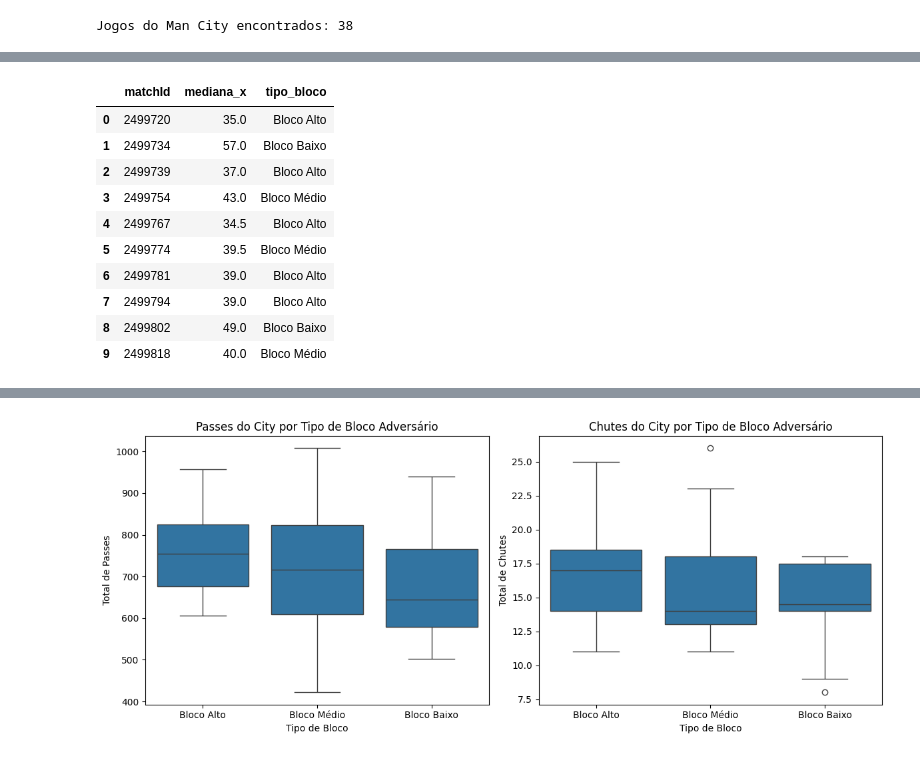
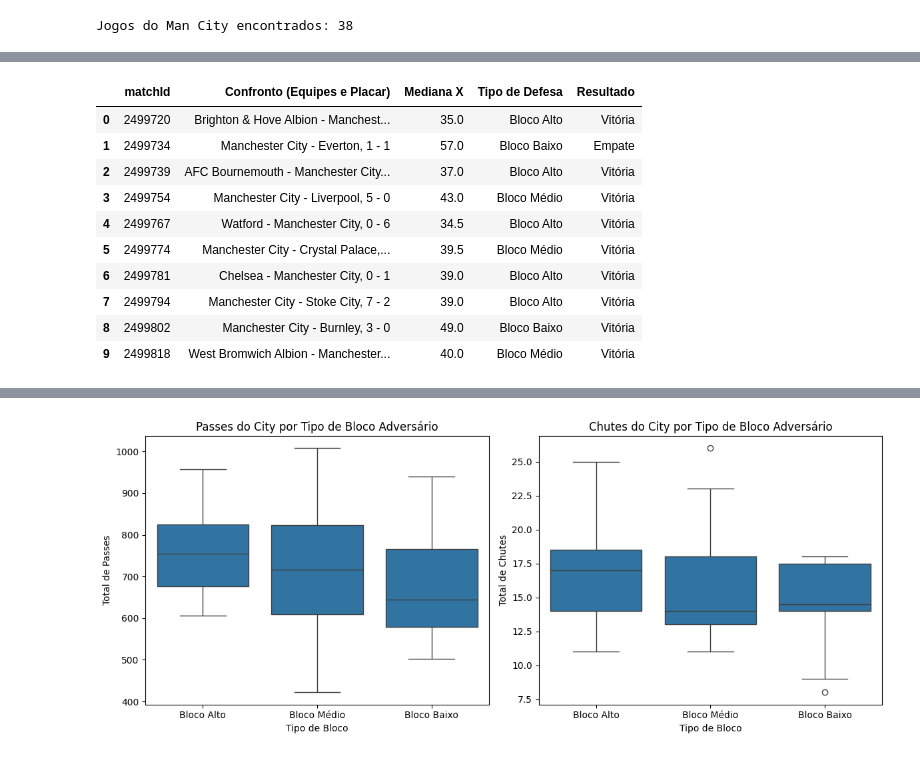
Before and after one commit to GARCl-A/city-analysis, a Jupyter notebook: main.ipynb, the cells around one changed output, grey strips where cells are left out. Saved outputs shown, nothing was run; the diff lists cells and outputs as text; code cells hidden in the pictures.

```diff
--- a/main.ipynb
+++ b/main.ipynb
@@ -49,0 +57,15 @@ Jogos do Man City encontrados: 38
+# %%
+def get_result(team_id, match_id, df_matches):
+    try:
+        teams_data = df_matches[df_matches['wyId'] == match_id].iloc[0]['teamsData']
+        scores = {int(tid): tdata['score'] for tid, tdata in teams_data.items()}
+        city_score = scores[team_id]
+        opp_score = [v for k, v in scores.items() if k != team_id][0]
+        if city_score > opp_score:
+            return 'Vitória'
+        elif city_score == opp_score:
+            return 'Empate'
+        else:
+            return 'Derrota'
+    except:
+        return None
@@ -50,34 +109,37 @@ Jogos do Man City encontrados: 38
 # %%
-# Eventos defensivos nos jogos do City
-eventos_city = df_events[df_events['matchId'].isin(city_match_ids)].copy()
+eventos_adversario, altura_bloco = calcula_altura_bloco(df_events, city_match_ids, CITY_ID)
 
-# Extrair coordenada X de início do evento
-def get_x(positions):
-    try:
-        return positions[0]['x']
-    except:
-        return None
+matches_info = df_matches[df_matches['wyId'].isin(city_match_ids)][['wyId', 'label']].copy()
+altura_bloco = pd.merge(altura_bloco, matches_info, left_on='matchId', right_on='wyId').drop(columns='wyId')
 
-eventos_city['x'] = eventos_city['positions'].apply(get_x)
+altura_bloco = altura_bloco[['matchId', 'label', 'mediana_x', 'tipo_bloco']]
+altura_bloco.columns = ['matchId', 'Confronto (Equipes e Placar)', 'Mediana X', 'Tipo de Defesa']
 
-# Pegar só eventos do ADVERSÁRIO (não do City)
-# e só ações defensivas
-eventos_adversario = eventos_city[
-    (eventos_city['teamId'] != CITY_ID) &
-    (eventos_city['eventName'].isin(['Duel', 'Interruption', 'Free Kick']))
-].copy()
-
-# Calcular mediana do X por jogo
-altura_bloco = eventos_adversario.groupby('matchId')['x'].median().reset_index()
-altura_bloco.columns = ['matchId', 'mediana_x']
-
-# Classificar bloco (X alto = defende perto do City = bloco baixo)
-altura_bloco['tipo_bloco'] = pd.cut(
-    altura_bloco['mediana_x'],
-    bins=[0, 39, 46, 100],
-    labels=['Bloco Alto', 'Bloco Médio', 'Bloco Baixo']
+altura_bloco['Resultado'] = altura_bloco['matchId'].apply(
+    lambda mid: get_result(CITY_ID, mid, df_matches)
 )
 
-print(altura_bloco['tipo_bloco'].value_counts())
+resumo = altura_bloco.groupby('Tipo de Defesa')['Resultado'].agg(
+    Total='count',
+    Vitórias=lambda x: (x == 'Vitória').sum(),
+    Empates=lambda x: (x == 'Empate').sum(),
+    Derrotas=lambda x: (x == 'Derrota').sum()
+).reindex(['Bloco Alto', 'Bloco Médio', 'Bloco Baixo'])
+
+matches_info['Resultado'] = matches_info['wyId'].apply(
+    lambda mid: get_result(CITY_ID, mid, df_matches)
+)
+
+resumo_geral = matches_info['Resultado'].value_counts().rename({
+    'Vitória': 'Vitórias',
+    'Empate': 'Empates',
+    'Derrota': 'Derrotas'
+})
+
+print("Desempenho Geral do Manchester City")
+print(resumo_geral.to_string())
+print(f"\nTotal de jogos: {len(matches_info)}")
+print("\nDesempenho por Tipo de Defesa")
+print(resumo.to_string())
 altura_bloco.head(10)
 # %% [output]
@@ -89,12 +160,12 @@ Name: count, dtype: int64
-|  | matchId | mediana_x | tipo_bloco |
-| 0 | 2499720 | 35.0 | Bloco Alto |
-| 1 | 2499734 | 57.0 | Bloco Baixo |
-| 2 | 2499739 | 37.0 | Bloco Alto |
-| 3 | 2499754 | 43.0 | Bloco Médio |
-| 4 | 2499767 | 34.5 | Bloco Alto |
-| 5 | 2499774 | 39.5 | Bloco Médio |
-| 6 | 2499781 | 39.0 | Bloco Alto |
-| 7 | 2499794 | 39.0 | Bloco Alto |
-| 8 | 2499802 | 49.0 | Bloco Baixo |
-| 9 | 2499818 | 40.0 | Bloco Médio |
+|  | matchId | Confronto (Equipes e Placar) | Mediana X | Tipo de Defesa | Resultado |
+| 0 | 2499720 | Brighton & Hove Albion - Manchest... | 35.0 | Bloco Alto | Vitória |
+| 1 | 2499734 | Manchester City - Everton, 1 - 1 | 57.0 | Bloco Baixo | Empate |
+| 2 | 2499739 | AFC Bournemouth - Manchester City... | 37.0 | Bloco Alto | Vitória |
+| 3 | 2499754 | Manchester City - Liverpool, 5 - 0 | 43.0 | Bloco Médio | Vitória |
+| 4 | 2499767 | Watford - Manchester City, 0 - 6 | 34.5 | Bloco Alto | Vitória |
+| 5 | 2499774 | Manchester City - Crystal Palace,... | 39.5 | Bloco Médio | Vitória |
+| 6 | 2499781 | Chelsea - Manchester City, 0 - 1 | 39.0 | Bloco Alto | Vitória |
+| 7 | 2499794 | Manchester City - Stoke City, 7 - 2 | 39.0 | Bloco Alto | Vitória |
+| 8 | 2499802 | Manchester City - Burnley, 3 - 0 | 49.0 | Bloco Baixo | Vitória |
+| 9 | 2499818 | West Bromwich Albion - Manchester... | 40.0 | Bloco Médio | Vitória |
 # %%
```
Also changed, not shown: parts of 9 cells of this notebook.
